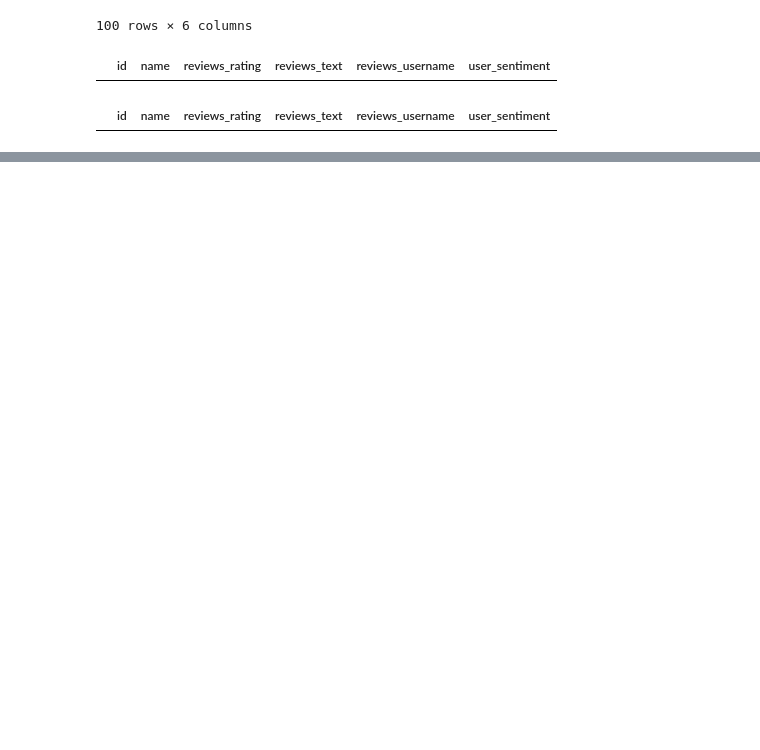
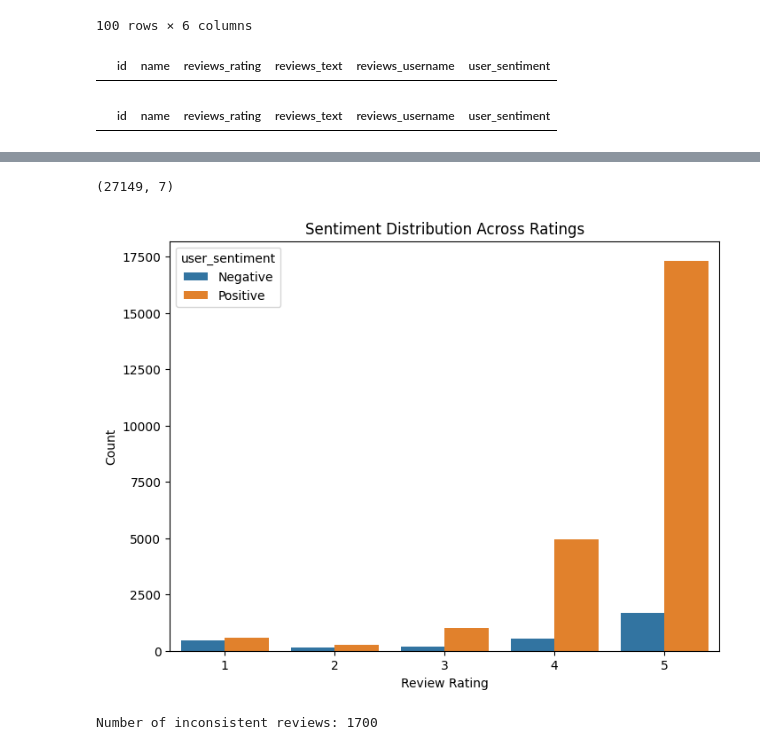
Before and after one commit to ayanmitra2021/GenAI_Capstone_Project, a Jupyter notebook: GenAI_Capstone_Project.ipynb, the cells around one changed output, grey strips where cells are left out. Drawn from its saved outputs; the diff is of its cells as text; code cells hidden in the pictures; blank space fills up the shorter version.

Commit message:
data cleansing and exploratory data analysis complete

```diff
--- a/GenAI_Capstone_Project.ipynb
+++ b/GenAI_Capstone_Project.ipynb
@@ -174,0 +221,27 @@ filtered_df.head()
+# %%
+# Remove extremely short reviews
+extract_review_df = extract_review_df[extract_review_df['review_length'] >= 10]
+
+# check the data
+extract_review_df.shape
+# %% [output]
+(27149, 7)
+# %%
+# Exploring the relationship between rating and sentiment
+plt.figure(figsize=(8, 6))
+sns.countplot(x='reviews_rating', hue='user_sentiment', data=extract_review_df)
+plt.title('Sentiment Distribution Across Ratings')
+plt.xlabel('Review Rating')
+plt.ylabel('Count')
+plt.show()
+# %% [output]
+[figure, added]
+# %%
+# Looking for inconsistencies (e.g., high rating with negative sentiment)
+inconsistent_reviews = extract_review_df[
+    (extract_review_df['reviews_rating'] >= 5) & (extract_review_df['user_sentiment'] == 'Negative')]
+print(f"Number of inconsistent reviews: {len(inconsistent_reviews)}")
+
+# this seems to be distortion in the data, where users have rated the product 5 but the sentiment is negative.
+# %% [output]
+Number of inconsistent reviews: 1700
```
Also changed, not shown: parts of 7 cells of this notebook.
